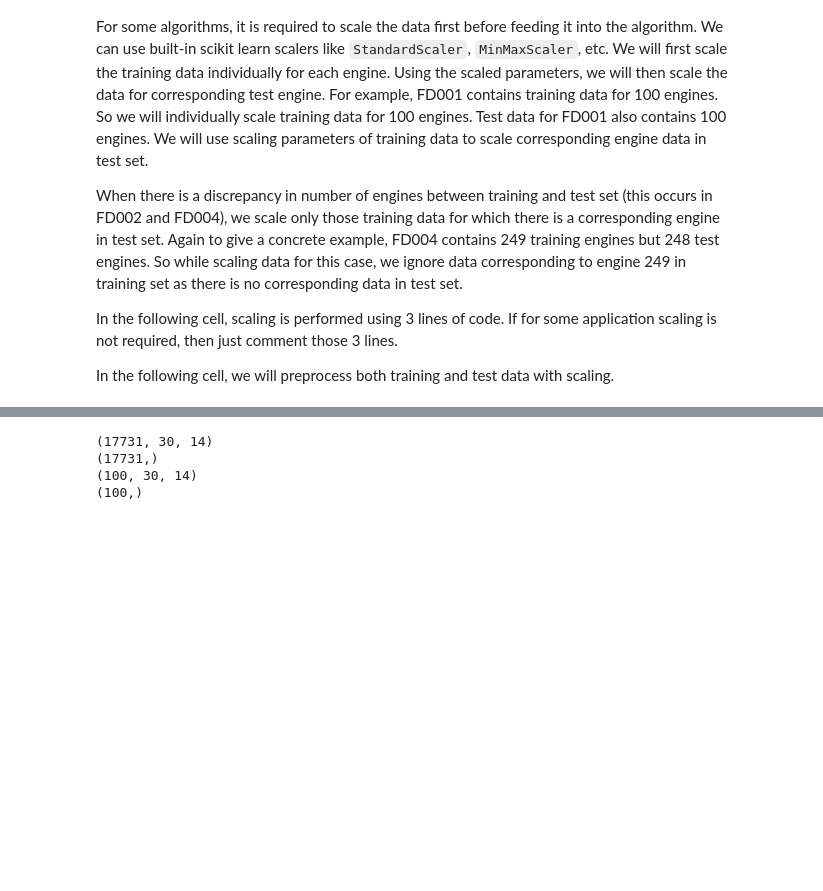
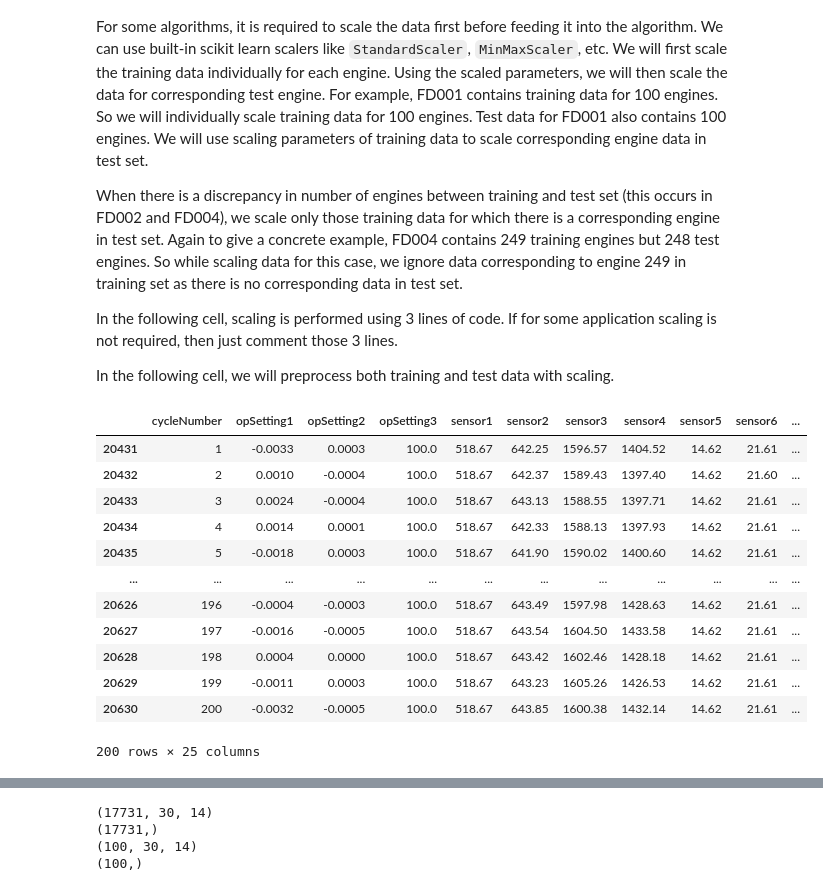
Before and after one commit to therobotacademy/Kaggle-PredictiveMaintenance, a Jupyter notebook: TurbofanRUL/CMAPSS_data_description_and_preprocessing.ipynb, the cells around one changed output, grey strips where cells are left out. Cells and saved outputs as stored; diff of their text form; code cells hidden in the pictures; blank space fills up the shorter version.

```diff
--- a/TurbofanRUL/CMAPSS_data_description_and_preprocessing.ipynb
+++ b/TurbofanRUL/CMAPSS_data_description_and_preprocessing.ipynb
@@ -305,7 +314,7 @@ for i,j in enumerate([6, 7, 8, 11, 12, 13, 15, 16, 17, 18, 19, 21, 24, 25]):
     temp = train_data_renamed.iloc[:, j]
     plt.subplot(7,3, i+1)
     sns.kdeplot(temp, legend = False)
-    plt.title("Sensor " + str(i-4+5) + ", column "+ str(j))
+    plt.title("Sensor " + str(j-4) + ", column "+ str(j+1))
 plt.show()
 # %% [output]
 [figure]
@@ -323,7 +332,7 @@ for i,j in enumerate([6, 7, 8, 11, 12, 13, 15, 16, 17, 18, 19, 21, 24, 25]):
     plt.subplot(7,3, i+1)
     sns.kdeplot(temp_train, legend = False, color = "blue", label = "Train")
     sns.kdeplot(temp_test, legend = False, color = "red", label = "Test")
-    plt.title("Sensor " + str(i-4+5) + ", column "+ str(j))
+    plt.title("Sensor " + str(j-4) + ", column "+ str(j+1))
     plt.legend()
 plt.show()
 # %% [output]
@@ -584,3 +593,19 @@ When there is a discrepancy in number of engines between training and test set (
 In the following cell, scaling is performed using 3 lines of code. If for some application scaling is not required, then just comment those 3 lines.
 
 In the following cell, we will preprocess both training and test data with scaling.
+# %%
+train_data_renamed[train_data_renamed['engineNumber'] == i].drop(columns=['engineNumber'])
+# %% [output]
+|  | cycleNumber | opSetting1 | opSetting2 | opSetting3 | sensor1 | sensor2 | sensor3 | sensor4 | sensor5 | sensor6 | ... |
+| 20431 | 1 | -0.0033 | 0.0003 | 100.0 | 518.67 | 642.25 | 1596.57 | 1404.52 | 14.62 | 21.61 | ... |
+| 20432 | 2 | 0.0010 | -0.0004 | 100.0 | 518.67 | 642.37 | 1589.43 | 1397.40 | 14.62 | 21.60 | ... |
+| 20433 | 3 | 0.0024 | -0.0004 | 100.0 | 518.67 | 643.13 | 1588.55 | 1397.71 | 14.62 | 21.61 | ... |
+| 20434 | 4 | 0.0014 | 0.0001 | 100.0 | 518.67 | 642.33 | 1588.13 | 1397.93 | 14.62 | 21.61 | ... |
+| 20435 | 5 | -0.0018 | 0.0003 | 100.0 | 518.67 | 641.90 | 1590.02 | 1400.60 | 14.62 | 21.61 | ... |
+| ... | ... | ... | ... | ... | ... | ... | ... | ... | ... | ... | ... |
+| 20626 | 196 | -0.0004 | -0.0003 | 100.0 | 518.67 | 643.49 | 1597.98 | 1428.63 | 14.62 | 21.61 | ... |
+| 20627 | 197 | -0.0016 | -0.0005 | 100.0 | 518.67 | 643.54 | 1604.50 | 1433.58 | 14.62 | 21.61 | ... |
+| 20628 | 198 | 0.0004 | 0.0000 | 100.0 | 518.67 | 643.42 | 1602.46 | 1428.18 | 14.62 | 21.61 | ... |
+| 20629 | 199 | -0.0011 | 0.0003 | 100.0 | 518.67 | 643.23 | 1605.26 | 1426.53 | 14.62 | 21.61 | ... |
+| 20630 | 200 | -0.0032 | -0.0005 | 100.0 | 518.67 | 643.85 | 1600.38 | 1432.14 | 14.62 | 21.61 | ... |
+200 rows × 25 columns
```
Also changed, not shown: parts of 4 cells of this notebook.
